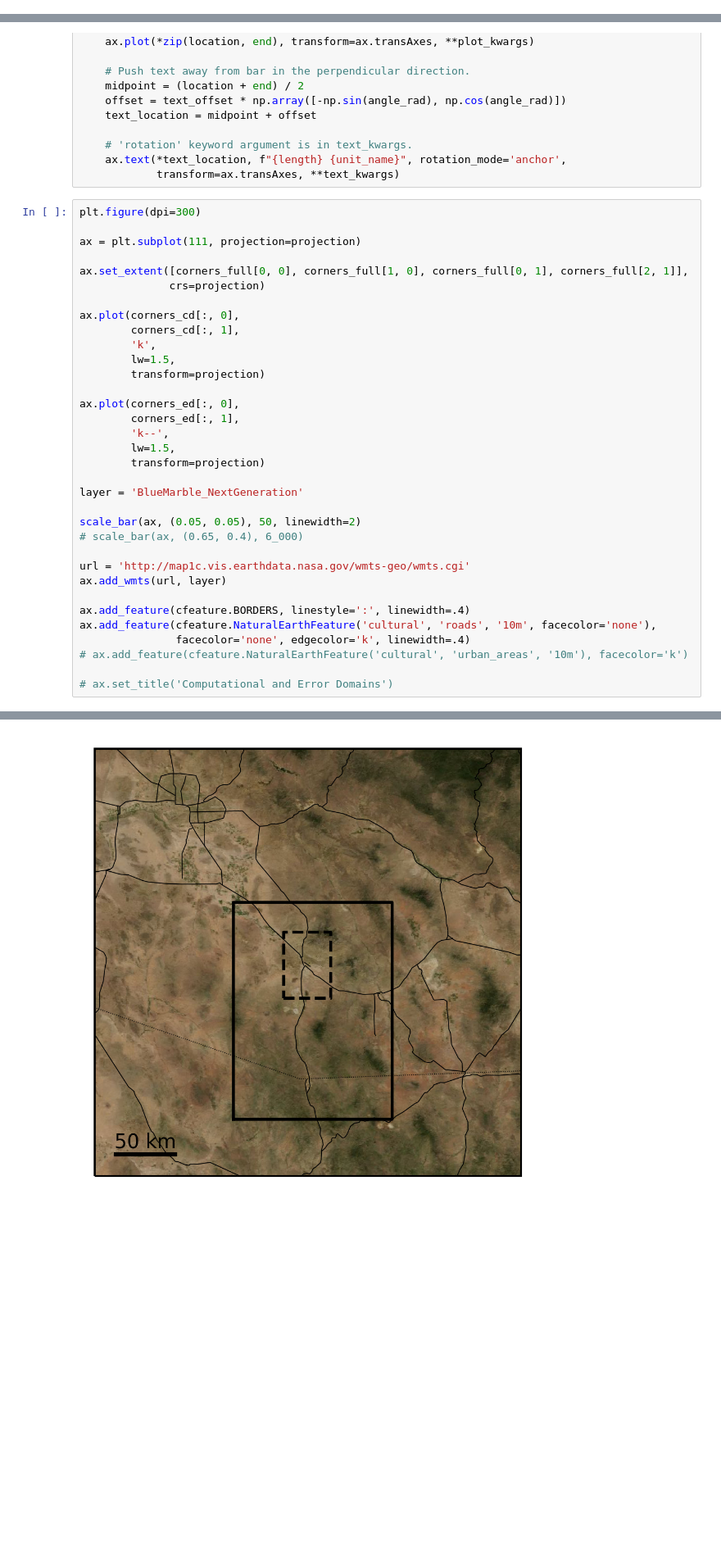
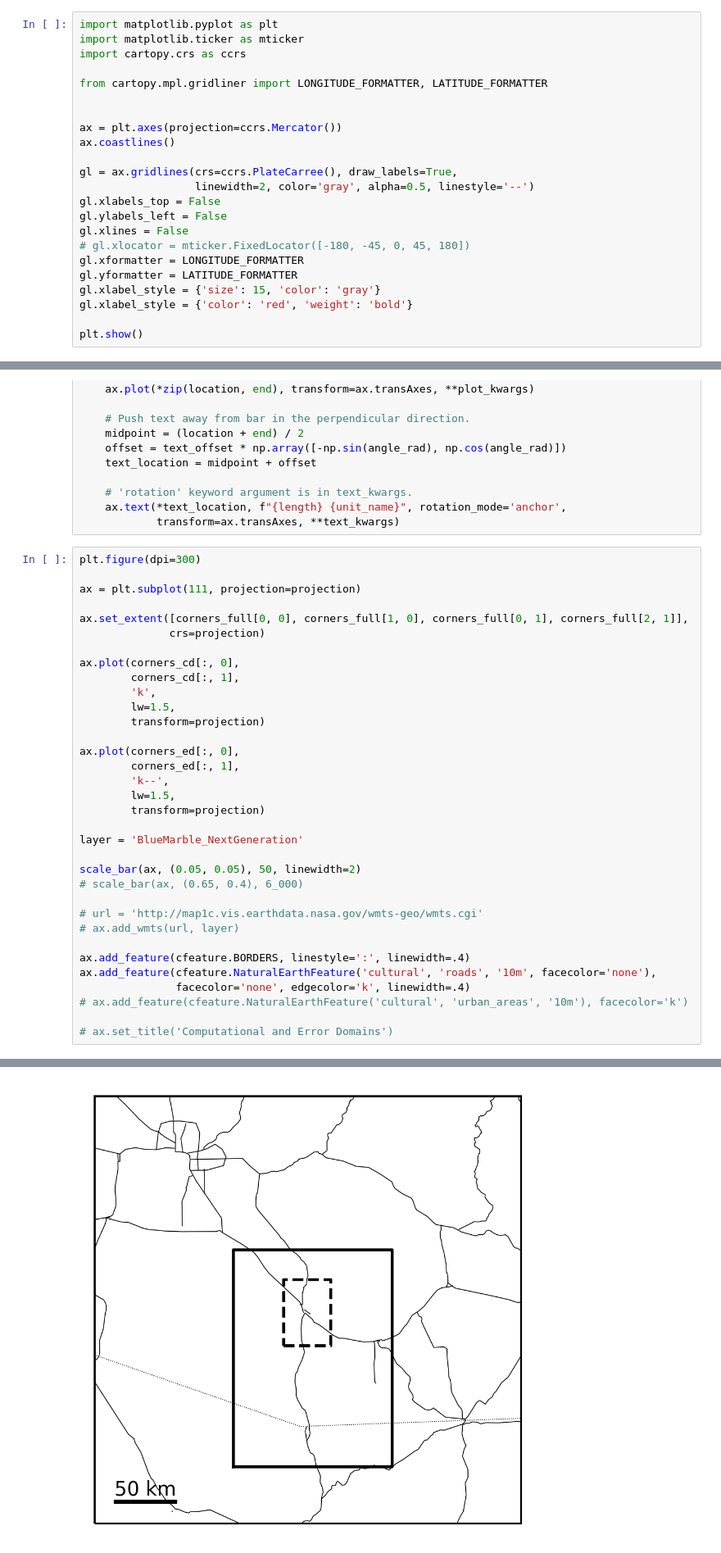
Before and after one commit to travisMharty/letkf_forecasting, a Jupyter notebook: notebooks/domains_figure.ipynb, the cells around one changed output, grey strips where cells are left out. Shown at 82% size. Cells and saved outputs as stored; diff of their text form; blank space fills up the shorter version.

```diff
--- a/notebooks/domains_figure.ipynb
+++ b/notebooks/domains_figure.ipynb
@@ -0,0 +1,23 @@
+# %%
+import matplotlib.pyplot as plt
+import matplotlib.ticker as mticker
+import cartopy.crs as ccrs
+
+from cartopy.mpl.gridliner import LONGITUDE_FORMATTER, LATITUDE_FORMATTER
+
+
+ax = plt.axes(projection=ccrs.Mercator())
+ax.coastlines()
+
+gl = ax.gridlines(crs=ccrs.PlateCarree(), draw_labels=True,
+                  linewidth=2, color='gray', alpha=0.5, linestyle='--')
+gl.xlabels_top = False
+gl.ylabels_left = False
+gl.xlines = False
+# gl.xlocator = mticker.FixedLocator([-180, -45, 0, 45, 180])
+gl.xformatter = LONGITUDE_FORMATTER
+gl.yformatter = LATITUDE_FORMATTER
+gl.xlabel_style = {'size': 15, 'color': 'gray'}
+gl.xlabel_style = {'color': 'red', 'weight': 'bold'}
+
+plt.show()
@@ -242,33 +267,33 @@ ax = plt.subplot(111, projection=projection)
 
 ax.set_extent([corners_full[0, 0], corners_full[1, 0], corners_full[0, 1], corners_full[2, 1]],
               crs=projection)
 
 ax.plot(corners_cd[:, 0],
         corners_cd[:, 1],
         'k',
         lw=1.5,
         transform=projection)
 
 ax.plot(corners_ed[:, 0],
         corners_ed[:, 1],
         'k--',
         lw=1.5,
         transform=projection)
 
 layer = 'BlueMarble_NextGeneration'
 
 scale_bar(ax, (0.05, 0.05), 50, linewidth=2)
 # scale_bar(ax, (0.65, 0.4), 6_000)
 
-url = 'http://map1c.vis.earthdata.nasa.gov/wmts-geo/wmts.cgi'
-ax.add_wmts(url, layer)
+# url = 'http://map1c.vis.earthdata.nasa.gov/wmts-geo/wmts.cgi'
+# ax.add_wmts(url, layer)
 
 ax.add_feature(cfeature.BORDERS, linestyle=':', linewidth=.4)
 ax.add_feature(cfeature.NaturalEarthFeature('cultural', 'roads', '10m', facecolor='none'),
                facecolor='none', edgecolor='k', linewidth=.4)
 # ax.add_feature(cfeature.NaturalEarthFeature('cultural', 'urban_areas', '10m'), facecolor='k')
 
 # ax.set_title('Computational and Error Domains')
 # %% [output]
 <cartopy.mpl.feature_artist.FeatureArtist at 0x...>
-[figure, old version]
+[figure, new version]
```
Also changed, not shown: parts of 2 cells of this notebook.
